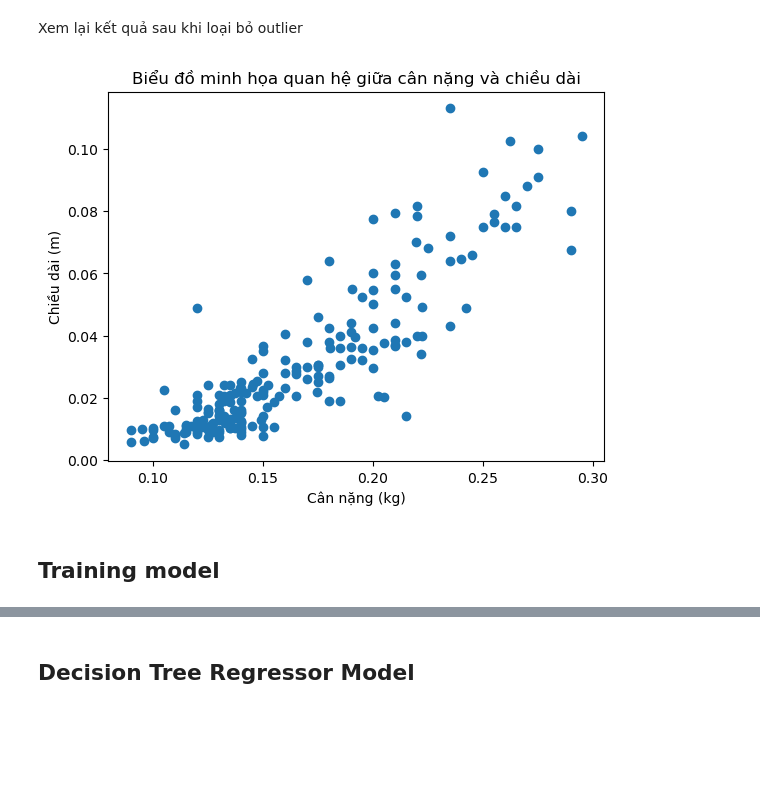
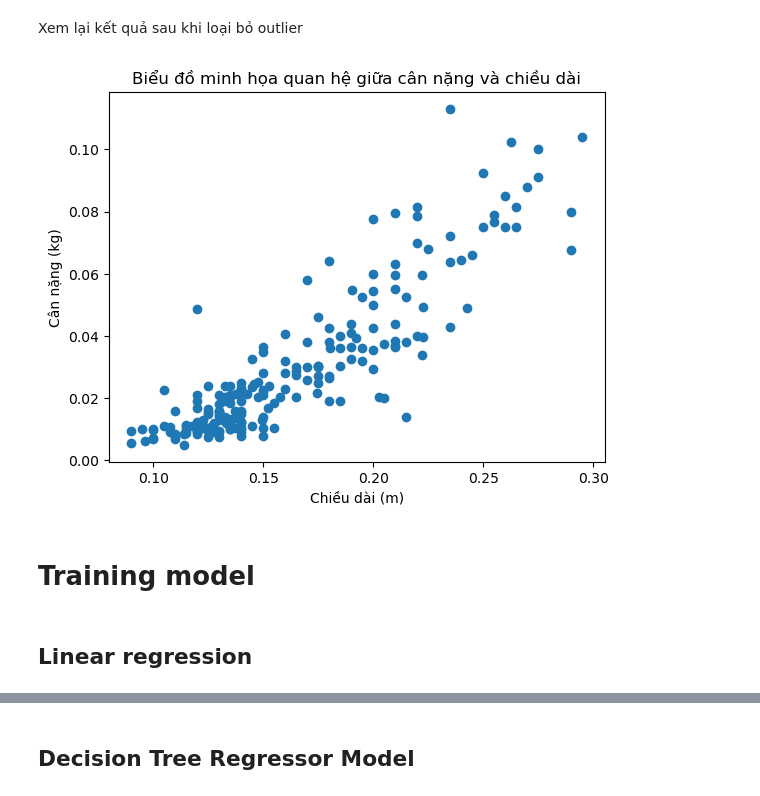
Before and after one commit to hoangitusk20/NMKHDL_doAn, a Jupyter notebook: DoAnCK/source/mo_hinh_va_danh_gia/Mô hình.ipynb, the cells around one changed output, grey strips where cells are left out. Drawn from its saved outputs; the diff is of its cells as text; code cells hidden in the pictures; blank space fills up the shorter version.

```diff
--- a/DoAnCK/source/mo_hinh_va_danh_gia/Mô hình.ipynb
+++ b/DoAnCK/source/mo_hinh_va_danh_gia/Mô hình.ipynb
@@ -73,11 +74,13 @@ order_df = remove_outlier_iqr(order_df, 'Length')
 Xem lại kết quả sau khi loại bỏ outlier
 # %%
 plt.scatter(x = order_df['Length'], y = order_df['Weight'])
-plt.xlabel('Cân nặng (kg)')
-plt.ylabel('Chiều dài (m)')
+plt.ylabel('Cân nặng (kg)')
+plt.xlabel('Chiều dài (m)')
 plt.title('Biểu đồ minh họa quan hệ giữa cân nặng và chiều dài')
 plt.show()
 # %% [output]
-[figure, old version]
+[figure, new version]
 # %% [markdown]
-##  Training model
+#  Training model
+# %% [markdown]
+## Linear regression
```
Also changed, not shown: parts of 17 cells of this notebook, 2 other files.
